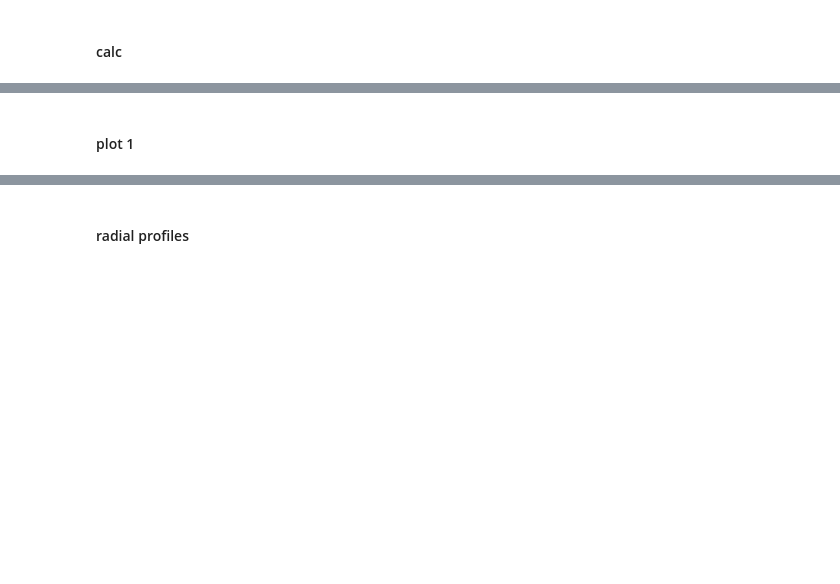
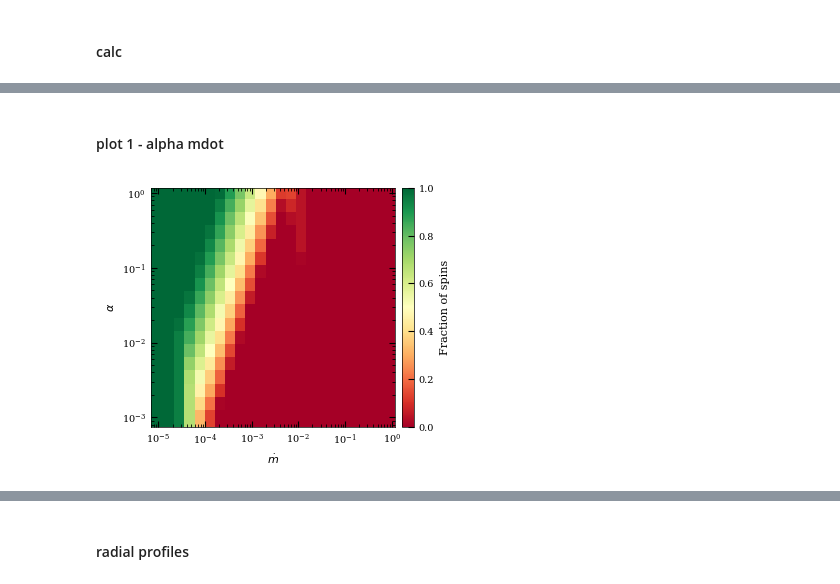
Before and after one commit to mauroghira/iuss_thesis, a Jupyter notebook: AEI_final.ipynb, the cells around one changed output, grey strips where cells are left out. Saved outputs shown, nothing was run; the diff lists cells and outputs as text; code cells hidden in the pictures; blank space fills up the shorter version.

```diff
--- a/AEI_final.ipynb
+++ b/AEI_final.ipynb
@@ -413,7 +435,7 @@ from aei_2.nt_disc import disk_model_NT, disk_inner_values_NT
 # %%
 CONF_nT = [
     dict(mm=1, color='#3b82f6', ls='--',  label=r'$m=1$'),
-    dict(mm=2,color='#ef4444', ls='.', label=r'$m=2$'),
+    #dict(mm=2,color='#ef4444', ls='.', label=r'$m=2$'),
 ]
 
 MDOT_SCALE_NT = 10    # eta=0.1
@@ -529,6 +551,7 @@ def cavity_nt(mm, verbose=False):
                 # ── Step C: WKB in cavity [ISCO, ILR] ────────────────────
                 res_cav  = make_disk(disk_model_NT, (r_cavity, a_val, mdot, alpha))
                 B0_c, Sg_c, cs_c, hr_c = res_cav[:4]
+                info = res_cav[5]
 
                 k_arr = solve_k_aei(r_cavity, a_val, B0_c, Sg_c, cs_c,
                                     m=mm, M=M_BH)
@@ -544,13 +567,9 @@ def cavity_nt(mm, verbose=False):
                 records.append(dict(
                     a=a_val, mdot=mdot, alpha=alpha,
                     r_ILR=r_ILR, r_OLR=r_OLR, r_CR=r_CR,
-                    dQdr_CR=1, #dqdr_at_CR,
                     pass_shear=True, pass_beta=True, pass_wkb=pass_wkb,
-                    beta_max=1, #beta_max,
                     frac_wkb_ok=frac_ok,
-                    k_med=float(np.nanmedian(k_arr)),
-                    k_min_val=float(np.nanmin(k_arr)) if k_valid.size else np.nan,
-                    k_max_val=float(np.nanmax(k_arr)) if k_valid.size else np.nan,
+                    B00=info['B_ref'], Sigma0=info['Sigma_ref']
                 ))
 
     return pd.DataFrame(records)
@@ -589,2 +619,2 @@ all_nt = run_nt()
 # %% [markdown]
-#### plot 1
+#### plot 1 - alpha mdot
@@ -671,35 +642,32 @@ for ax, (col, title) in zip(axes, stages):
         for j, alpha in enumerate(ALPHA_GRID):
             sub = df[(df['mdot'] == mdot) & (df['alpha'] == alpha)]
             if len(sub) == 0:
                 continue
             if col not in df.columns:
                 frac_map[i, j] = 0.0
                 continue
             frac_map[i, j] = sub[col].sum() / len(sub)
 
     # ── plot ───────────────────────────────────────────────────────────
     X, Y = np.meshgrid(MDOT_PLOT, ALPHA_GRID)
     im = ax.pcolormesh(X, Y, frac_map.T,
                     vmin=0, vmax=1, cmap='RdYlGn', shading='auto')
 
     ax.set_xscale('log')
     ax.set_yscale('log')
     ax.set_xlabel(r'$\dot{m}$')
 
-    # Nascondi le etichette y dei pannelli interni
-    if col != 'pass_shear':
-        ax.tick_params(labelleft=False)
-        ax.sharey(axes[0])
-
 axes[0].set_ylabel(r'$\alpha$')
 
 # Colorbar sull'asse dedicato → non tocca la larghezza dei pannelli
 norm = Normalize(vmin=0, vmax=1)
 cbar = fig.colorbar(ScalarMappable(norm=norm, cmap='RdYlGn'), cax=cax)
 cbar.set_label('Fraction of spins')
 
 plt.tight_layout()
 for ext in ('pdf', 'png'):
     plt.savefig(f'aei_2/wkb_nt_mdot_alpha_{mm}.{ext}',
                 bbox_inches='tight', dpi=150)
 plt.show()
+# %% [output]
+[figure, added]
```
Also changed, not shown: parts of 24 cells of this notebook, 23 other files.
